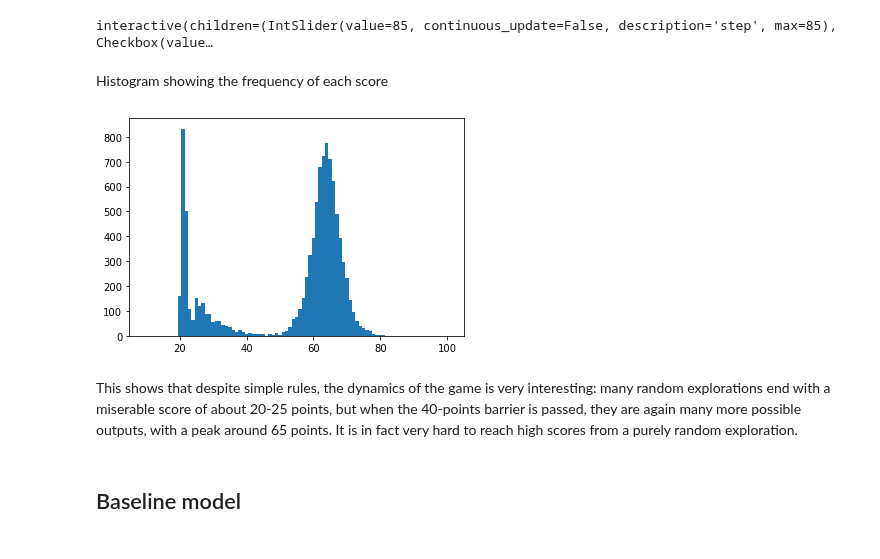
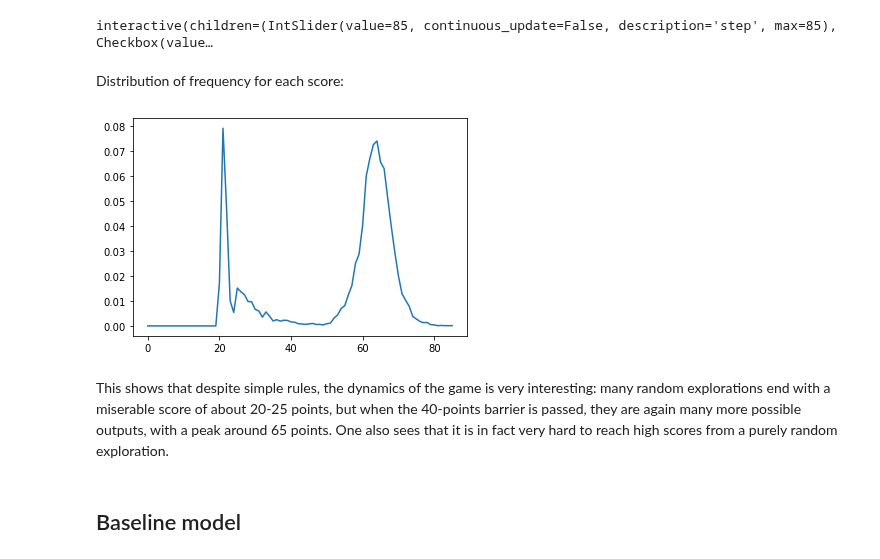
Before and after one commit to gillioz/MorpionSolitaire, a Jupyter notebook: Random_Exploration.ipynb, the cells around one changed output. Drawn from its saved outputs; the diff is of its cells as text; code cells hidden in the pictures.

```diff
--- a/Random_Exploration.ipynb
+++ b/Random_Exploration.ipynb
@@ -25,7 +21,7 @@ bestscore = 0
 bestgame = base
 # %%
 for _ in trange(10000):
-    randomgame = base.play(pickatrandom)
+    randomgame = base.play()
     scores.append(randomgame.score)
     if randomgame.score > bestscore:
         bestscore = randomgame.score
@@ -46,11 +42,8 @@ widgets.interact(printbestgame,
 # %% [output]
 interactive(children=(IntSlider(value=85, continuous_update=False, description='step', max=85), Checkbox(value…
 # %% [markdown]
-Histogram showing the frequency of each score
+Distribution of frequency for each score:
-# %%
-hmin = 10
-hmax = 100
-plt.hist(scores, bins=hmax-hmin+1, range=(hmin-0.5,hmax+0.5))
-plt.show()
-# %% [output]
-[figure, removed]
+# %%
+distribution = np.histogram(scores, bins = bestscore + 1,
+                            range = (-0.5, bestscore + 0.5))[0]
+distribution = distribution/distribution.sum()
@@ -57,5 +52,10 @@ plt.show()
+# %%
+plt.plot(distribution)
+plt.show()
+# %% [output]
+[figure, added]
 # %% [markdown]
-This shows that despite simple rules, the dynamics of the game is very interesting: many random explorations end with a miserable score of about 20-25 points, but when the 40-points barrier is passed, they are again many more possible outputs, with a peak around 65 points. It is in fact very hard to reach high scores from a purely random exploration.
+This shows that despite simple rules, the dynamics of the game is very interesting: many random explorations end with a miserable score of about 20-25 points, but when the 40-points barrier is passed, they are again many more possible outputs, with a peak around 65 points. One also sees that it is in fact very hard to reach high scores from a purely random exploration.
 # %% [markdown]
 ## Baseline model
 # %% [markdown]
```
Also changed, not shown: parts of 12 cells of this notebook, 13 other files.
